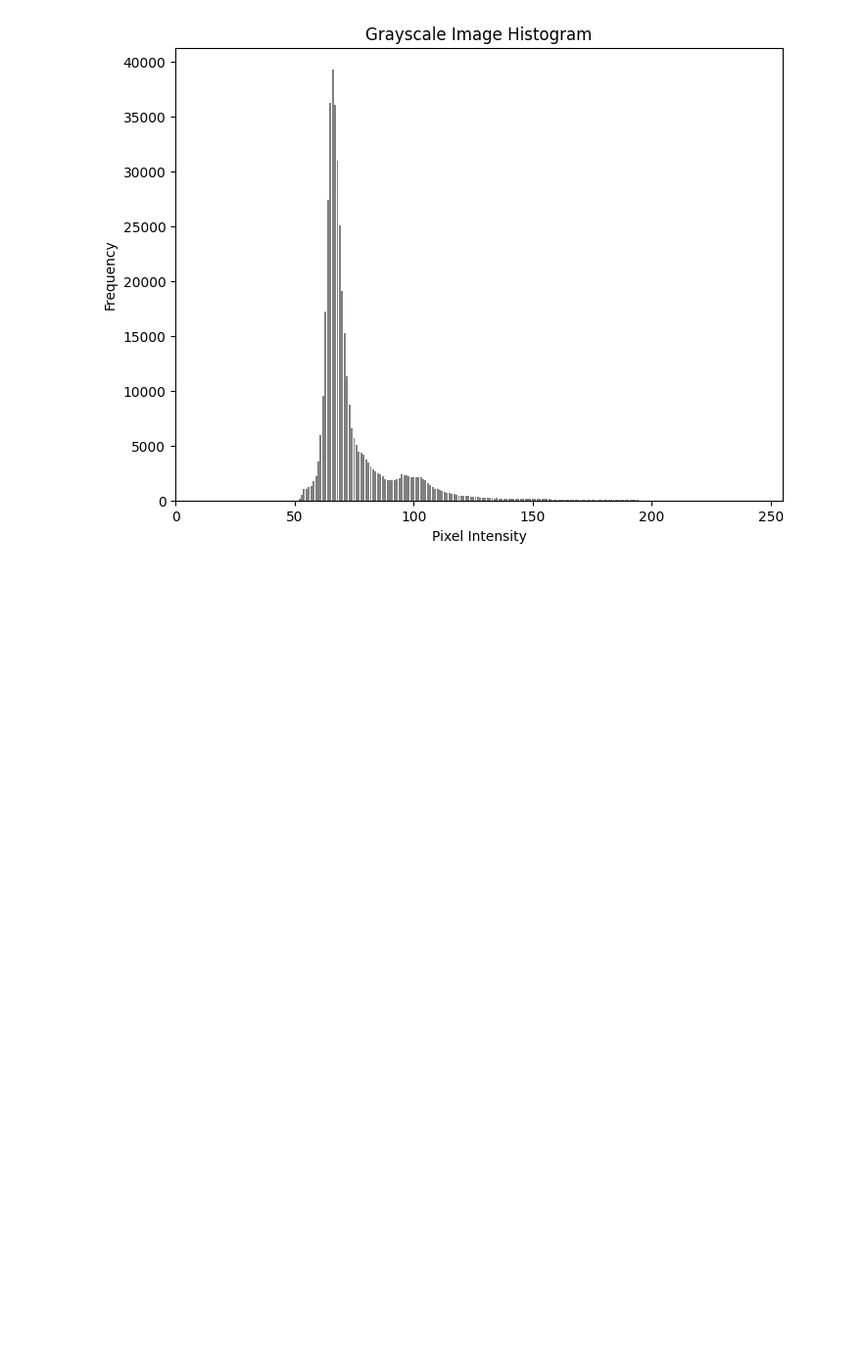
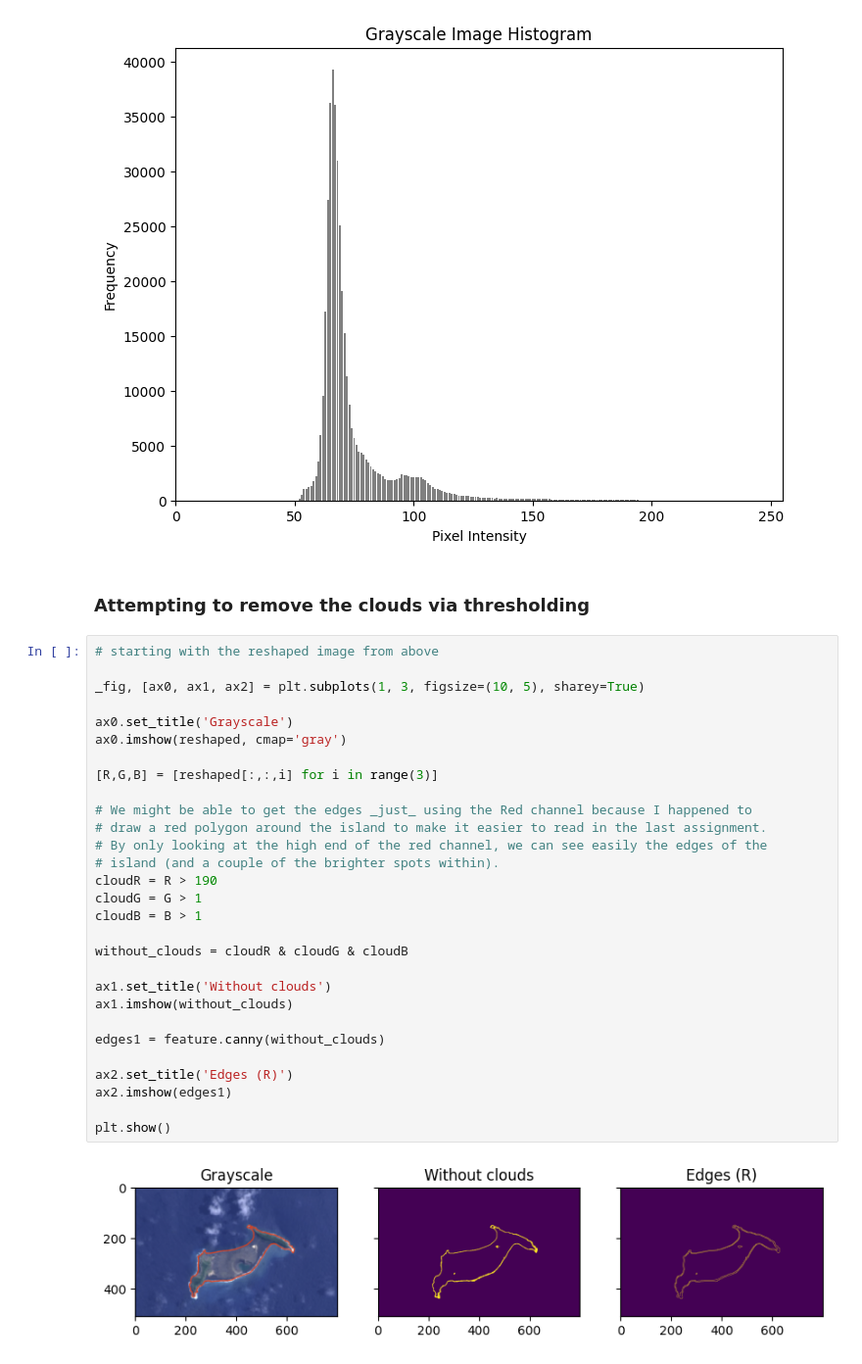
Before and after one commit to urfolomeus/space_data, a Jupyter notebook: week 3/assignment.ipynb, the cells around one changed output. Shown at 98% size. Cells and saved outputs as stored; diff of their text form; blank space fills up the shorter version.

Commit message:
Removing clouds

```diff
--- a/week 3/assignment.ipynb
+++ b/week 3/assignment.ipynb
@@ -216,3 +216,36 @@ plt.xlim(0, 255)
 plt.show()
 # %% [output]
 [figure]
+# %% [markdown]
+### Attempting to remove the clouds via thresholding
+# %%
+# starting with the reshaped image from above
+
+_fig, [ax0, ax1, ax2] = plt.subplots(1, 3, figsize=(10, 5), sharey=True)
+
+ax0.set_title('Grayscale')
+ax0.imshow(reshaped, cmap='gray')
+
+[R,G,B] = [reshaped[:,:,i] for i in range(3)]
+
+# We might be able to get the edges _just_ using the Red channel because I happened to
+# draw a red polygon around the island to make it easier to read in the last assignment.
+# By only looking at the high end of the red channel, we can see easily the edges of the
+# island (and a couple of the brighter spots within).
+cloudR = R > 190
+cloudG = G > 1
+cloudB = B > 1
+
+without_clouds = cloudR & cloudG & cloudB
+
+ax1.set_title('Without clouds')
+ax1.imshow(without_clouds)
+
+edges1 = feature.canny(without_clouds)
+
+ax2.set_title('Edges (R)')
+ax2.imshow(edges1)
+
+plt.show()
+# %% [output]
+[figure, added]
```
